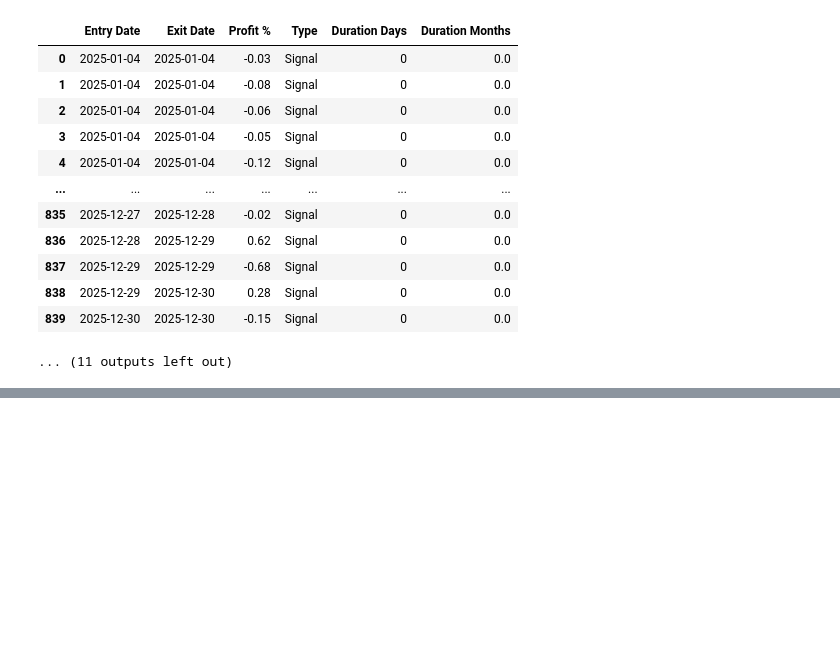
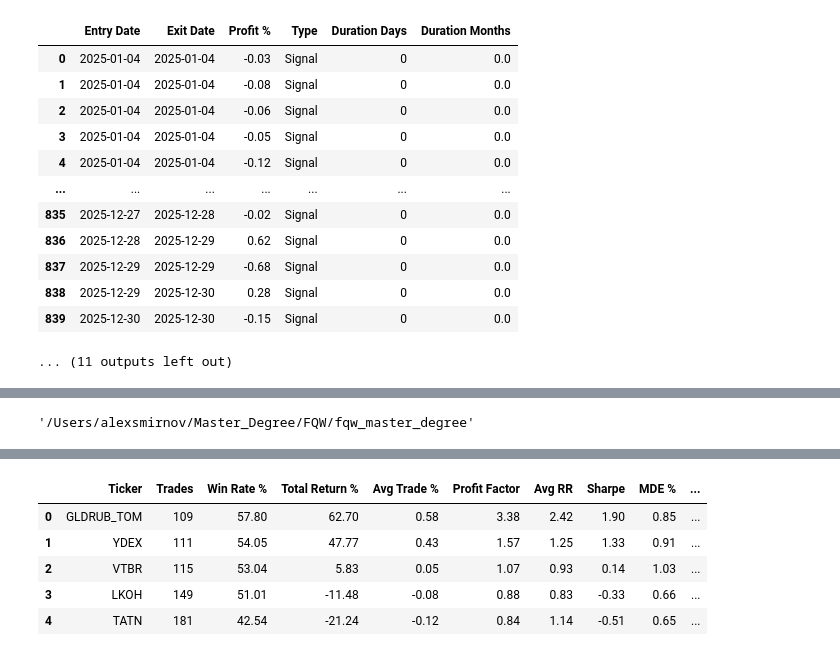
Before and after one commit to JayRox73/Deep_Learning_Trading_Strategy_for_Russian_Stock_Market, a Jupyter notebook: models.ipynb, the cells around one changed output, grey strips where cells are left out. Cells and saved outputs as stored; diff of their text form; code cells hidden in the pictures; blank space fills up the shorter version.

```diff
--- a/models.ipynb
+++ b/models.ipynb
@@ -989,0 +1003,72 @@ KeyboardInterrupt:
+# %%
+os.getcwd()
+# %% [output]
+'/Users/alexsmirnov/Master_Degree/FQW/fqw_master_degree'
+# %%
+import os
+import glob
+import pandas as pd
+import numpy as np
+
+# ==========================================
+# ⚙️ НАСТРОЙКИ (ИЗМЕНИТЕ ПУТЬ ЗДЕСЬ)
+# ==========================================
+RESULTS_DIR = '.'  # Укажите папку, где лежат ваши csv файлы
+# Если файлы в той же папке, оставьте '.'
+
+# ==========================================
+# 📂 ПОИСК И ЗАГРУЗКА ФАЙЛОВ
+# ==========================================
+
+# Формируем путь поиска: "папка/cnn*.csv"
+search_pattern = os.path.join(RESULTS_DIR, 'cnn*.csv')
+files = glob.glob(search_pattern)
+
+print(f"🔍 Найдено файлов по шаблону 'cnn*.csv': {len(files)}")
+
+if len(files) == 0:
+    print("⚠️ Файлы не найдены! Проверьте путь в переменной RESULTS_DIR.")
+else:
+    all_dfs = []
+
+    for file_path in files:
+        try:
+            # Читаем CSV.
+            # sep=';' и decimal=',' часто используются в Excel-экспортах,
+            # если у вас обычные точки и запятые, pandas поймет сам, но лучше указать явно при ошибках.
+            df = pd.read_csv(file_path, sep=';', decimal=',')
+
+            # Добавляем имя файла как источник (полезно для отладки)
+            df['Source_File'] = os.path.basename(file_path)
+
+            # Убираем пробелы в названиях колонок (на случай опечаток в файлах)
+            df.columns = df.columns.str.strip()
+
+            all_dfs.append(df)
+            print(f"   ✅ Загружен: {os.path.basename(file_path)} ({len(df)} строк)")
+
+        except Exception as e:
+            print(f"   ❌ Ошибка чтения {os.path.basename(file_path)}: {e}")
+
+    # ==========================================
+    # 📊 ОБЪЕДИНЕНИЕ В ОДНУ ТАБЛИЦУ
+    # ==========================================
+    if all_dfs:
+        summary_df = pd.concat(all_dfs, ignore_index=True)
+
+        # Приводим типы данных к числовым (на случай если они загрузились как текст)
+        numeric_cols = ['Trades', 'Win Rate %', 'Total Return %', 'Avg Trade %',
+                        'Profit Factor', 'Avg RR', 'Sharpe', 'MDE %', 'Avg Hold Days']
+
+        for col in numeric_cols:
+            if col in summary_df.columns:
+                summary_df[col] = pd.to_numeric(summary_df[col], errors='coerce')
+
+        print(f"\n🚀 Итого собрано строк: {len(summary_df)}")
+        print(f"📋 Колонки: {list(summary_df.columns)}")
+
+        # Показываем результат
+        display(summary_df.head())
+    else:
+        print("Не удалось загрузить данные.")
+# %% [output]
@@ -989,0 +1085,6 @@ KeyboardInterrupt:
+|  | Ticker | Trades | Win Rate % | Total Return % | Avg Trade % | Profit Factor | Avg RR | Sharpe | MDE % | ... |
+| 0 | GLDRUB_TOM | 109 | 57.80 | 62.70 | 0.58 | 3.38 | 2.42 | 1.90 | 0.85 | ... |
+| 1 | YDEX | 111 | 54.05 | 47.77 | 0.43 | 1.57 | 1.25 | 1.33 | 0.91 | ... |
+| 2 | VTBR | 115 | 53.04 | 5.83 | 0.05 | 1.07 | 0.93 | 0.14 | 1.03 | ... |
+| 3 | LKOH | 149 | 51.01 | -11.48 | -0.08 | 0.88 | 0.83 | -0.33 | 0.66 | ... |
+| 4 | TATN | 181 | 42.54 | -21.24 | -0.12 | 0.84 | 1.14 | -0.51 | 0.65 | ... |
```
Also changed, not shown: parts of 5 cells of this notebook, 2 other files.
